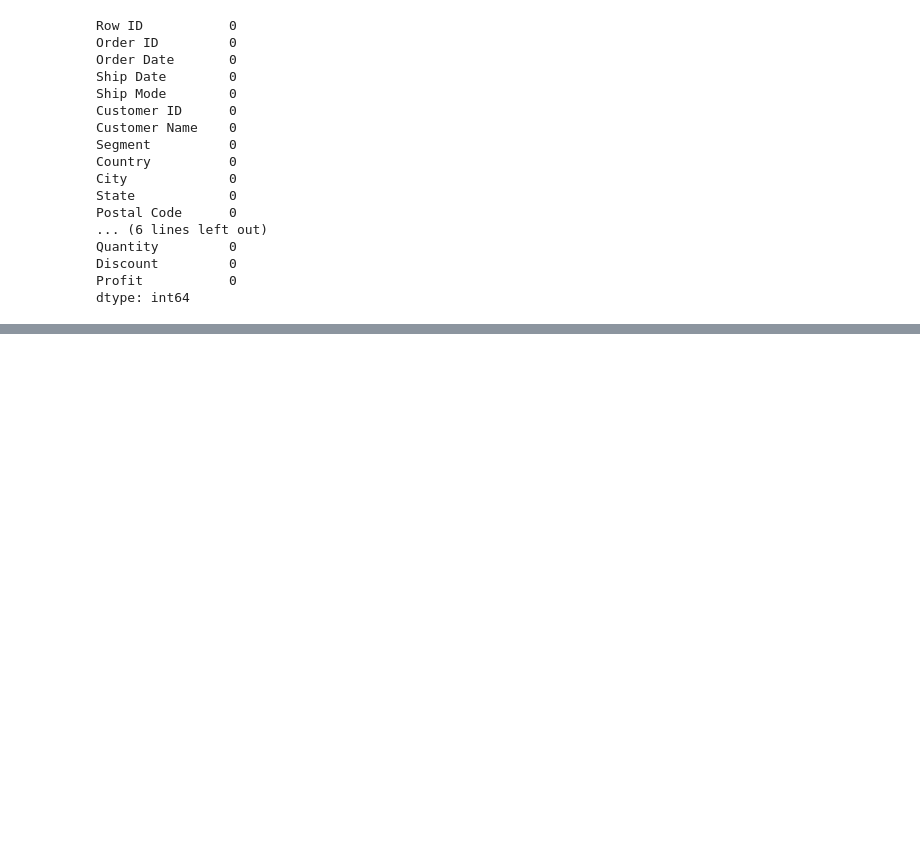
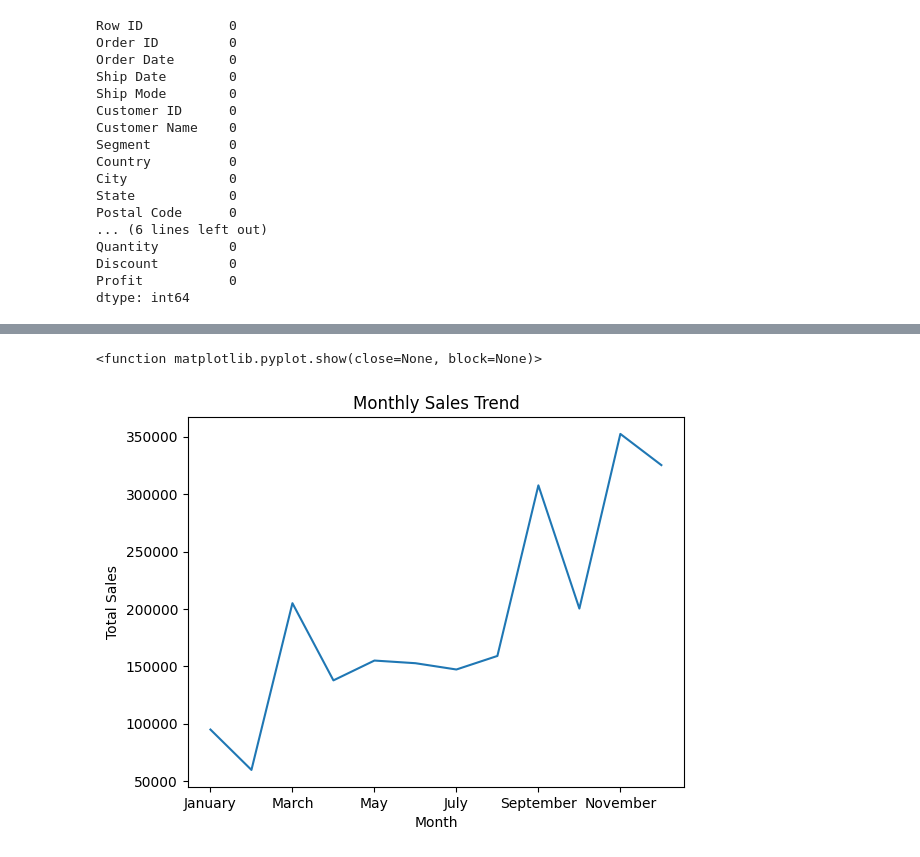
Before and after one commit to Pinnacle443/Sales-Data-Analysis, a Jupyter notebook: Analysis Report.ipynb, the cells around one changed output, grey strips where cells are left out. Drawn from its saved outputs; the diff is of its cells as text; code cells hidden in the pictures; blank space fills up the shorter version.

```diff
--- a/Analysis Report.ipynb
+++ b/Analysis Report.ipynb
@@ -77,0 +102,14 @@ Sales_data['order date'] = pd.to_datetime(Sales_data['order date'])
+# %%
+# Monthly Total Sales
+
+Sales_data["Month"]=Sales_data["order date"].dt.month
+sales_by_month = Sales_data.groupby("Month")["sales"].sum()
+sales_by_month.index = sales_by_month.index.map(lambda x : calendar.month_name[x])
+
+sales_by_month.plot(kind="line", title="Monthly Sales Trend")
+
+plt.ylabel("Total Sales")
+plt.show
+# %% [output]
+<function matplotlib.pyplot.show(close=None, block=None)>
+[figure, added]
```
Also changed, not shown: parts of 17 cells of this notebook.
